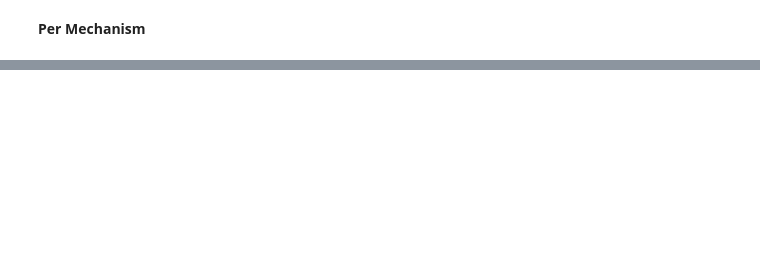
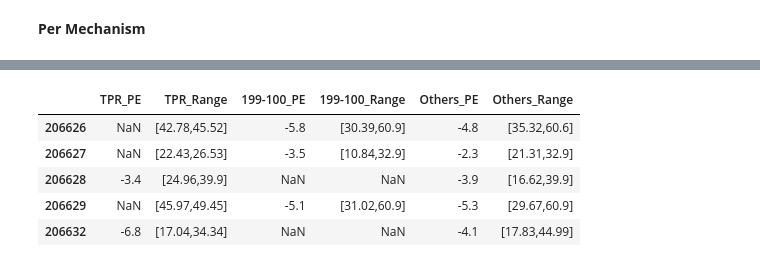
Before and after one commit to XRen615/exploreKit, a Jupyter notebook: Base_Estimation_Regression_HC_CY.ipynb, the cells around one changed output, grey strips where cells are left out. Drawn from its saved outputs; the diff is of its cells as text; code cells hidden in the pictures; blank space fills up the shorter version.

```diff
--- a/Base_Estimation_Regression_HC_CY.ipynb
+++ b/Base_Estimation_Regression_HC_CY.ipynb
@@ -296,0 +351,12 @@ PE_DF
+# %%
+range2 = []
+for idx in PE_DF2.index:
+    minnimum = df2[df2.ProductCode == idx].Sales_Price.min()
+    maximum = df2[df2.ProductCode == idx].Sales_Price.max()
+    if minnimum != maximum:
+        strRange = '[' + np.str(np.round(minnimum,decimals = 2)) +',' + np.str(np.round(maximum,decimals = 2)) + ']'
+        range2.append(strRange)
+    else:
+        range2.append(np.str(np.round(minnimum,decimals = 2)))
+
+PE_DF2['199-100_Range'] = range2
@@ -296,0 +372,8 @@ PE_DF
+# %%
+PE_3 = {}
+for code in df3.ProductCode:
+    PE_3[code] = statsByMechReg(code,df3)
+
+PE_DF3 =  pd.DataFrame.from_dict(PE_3, orient='index')
+PE_DF3.columns =['Others_PE']
+PE_DF3.head()
@@ -296,0 +403,9 @@ PE_DF
+# %%
+PE_ByMech.head()
+# %% [output]
+|  | TPR_PE | TPR_Range | 199-100_PE | 199-100_Range | Others_PE | Others_Range |
+| 206626 | NaN | [42.78,45.52] | -5.8 | [30.39,60.9] | -4.8 | [35.32,60.6] |
+| 206627 | NaN | [22.43,26.53] | -3.5 | [10.84,32.9] | -2.3 | [21.31,32.9] |
+| 206628 | -3.4 | [24.96,39.9] | NaN | NaN | -3.9 | [16.62,39.9] |
+| 206629 | NaN | [45.97,49.45] | -5.1 | [31.02,60.9] | -5.3 | [29.67,60.9] |
+| 206632 | -6.8 | [17.04,34.34] | NaN | NaN | -4.1 | [17.83,44.99] |
```
Also changed, not shown: parts of 29 cells of this notebook, 1 other file.
